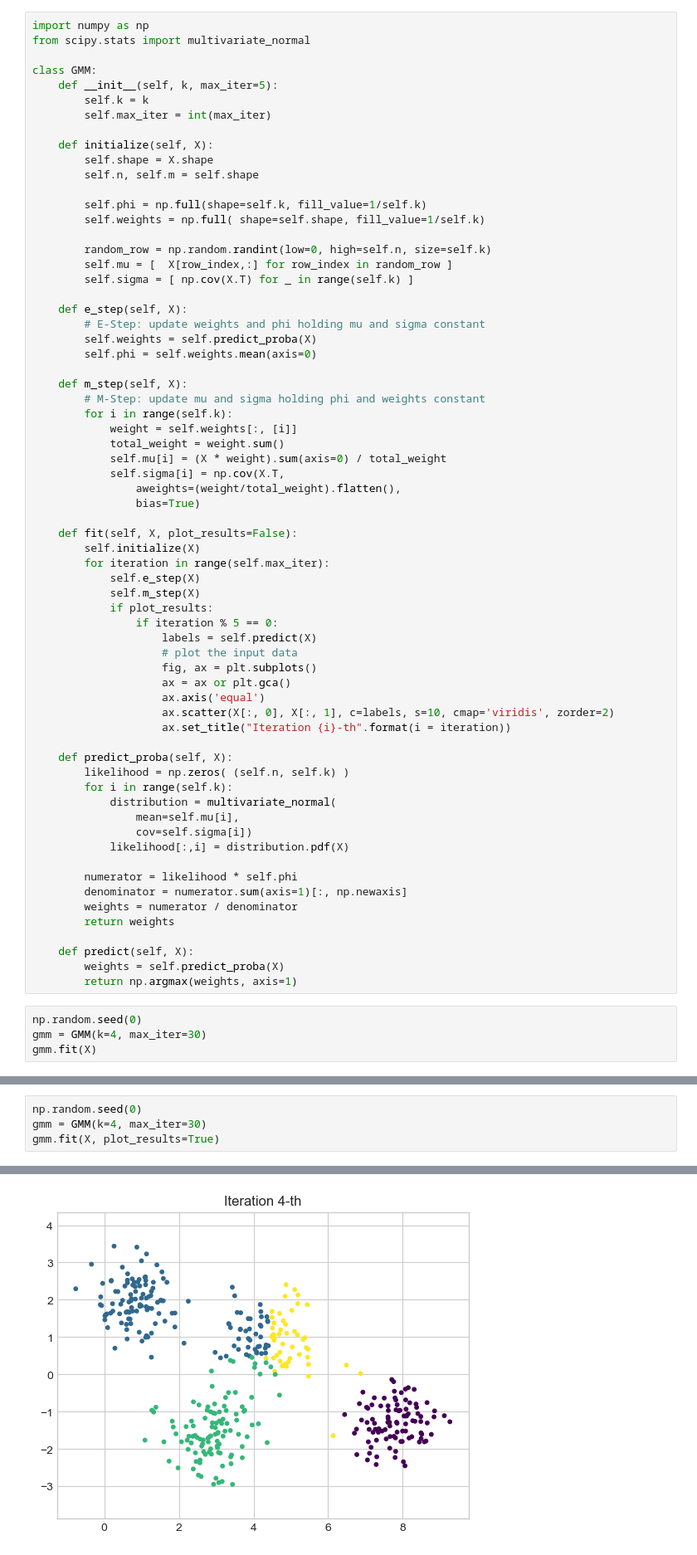
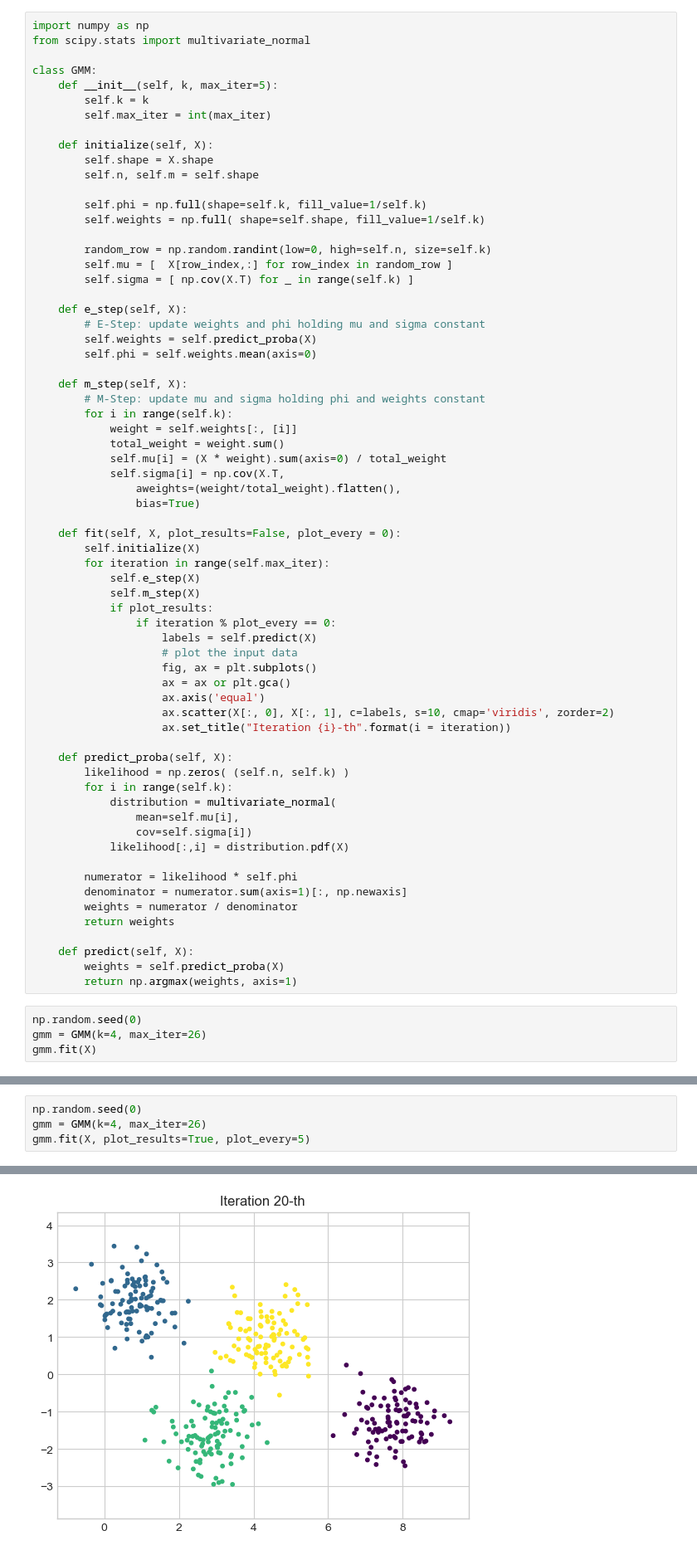
Before and after one commit to EthAnHoangg/DSLab-Training-Probablitistic-Graphical-Models, a Jupyter notebook: GMM.ipynb, the cells around one changed output, grey strips where cells are left out. Shown at 83% size. Cells and saved outputs as stored; diff of their text form.

```diff
--- a/GMM.ipynb
+++ b/GMM.ipynb
@@ -98,13 +114,13 @@ class GMM:
                 aweights=(weight/total_weight).flatten(),
                 bias=True)
 
-    def fit(self, X, plot_results=False):
+    def fit(self, X, plot_results=False, plot_every = 0):
         self.initialize(X)
         for iteration in range(self.max_iter):
             self.e_step(X)
             self.m_step(X)
             if plot_results:
-                if iteration % 5 == 0:
+                if iteration % plot_every == 0:
                     labels = self.predict(X)
                     # plot the input data
                     fig, ax = plt.subplots()
@@ -131,5 +147,5 @@ class GMM:
         return np.argmax(weights, axis=1)
 # %%
 np.random.seed(0)
-gmm = GMM(k=4, max_iter=30)
+gmm = GMM(k=4, max_iter=26)
 gmm.fit(X)
@@ -171,6 +194,6 @@ plot_gaussian(gmm, X)
 # %%
 np.random.seed(0)
-gmm = GMM(k=4, max_iter=30)
-gmm.fit(X, plot_results=True)
+gmm = GMM(k=4, max_iter=26)
+gmm.fit(X, plot_results=True, plot_every=5)
 # %% [output]
 [figure]
@@ -180 +203 @@ gmm.fit(X, plot_results=True)
-[figure, old version]
+[figure, new version]
```
Also changed, not shown: parts of 15 cells of this notebook, 10 other files.
